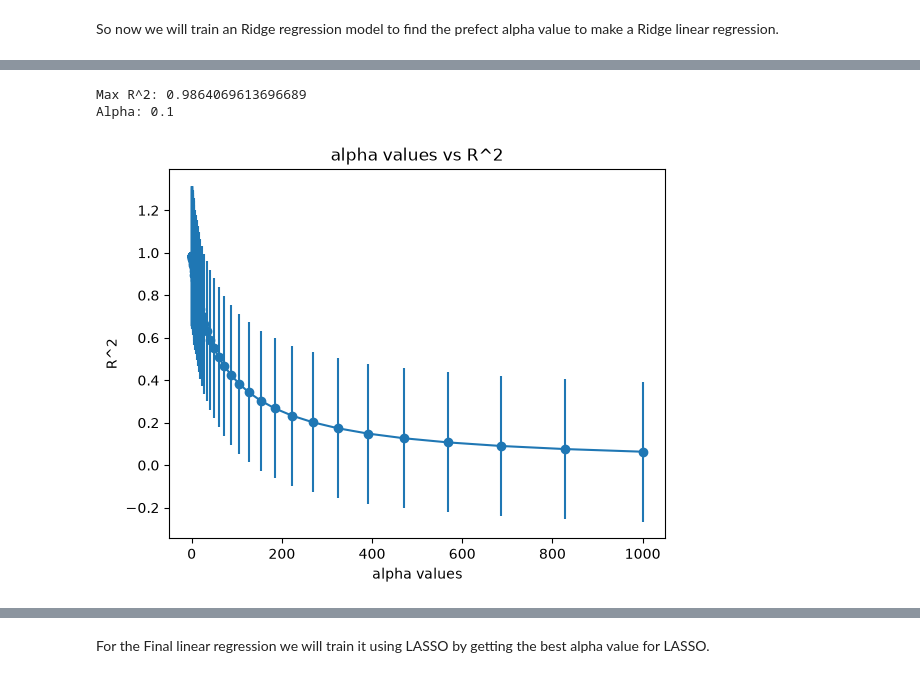
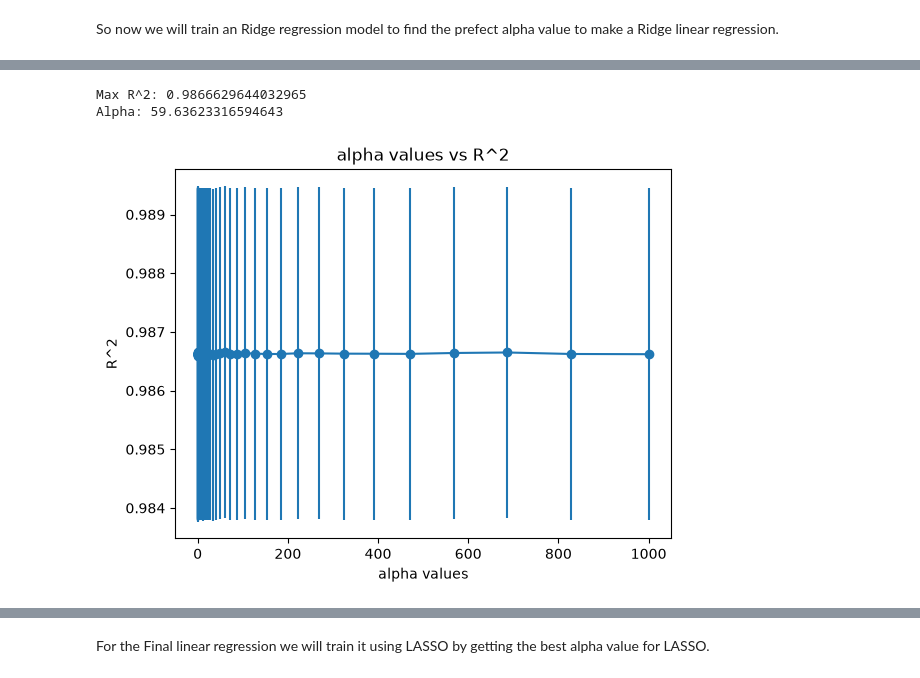
Before and after one commit to Prime47x/graph-crossings-prediction, a Jupyter notebook: notebook/graph_crossing_analysis.ipynb, the cells around one changed output, grey strips where cells are left out. Saved outputs shown, nothing was run; the diff lists cells and outputs as text; code cells hidden in the pictures.

```diff
--- a/notebook/graph_crossing_analysis.ipynb
+++ b/notebook/graph_crossing_analysis.ipynb
@@ -468,3 +455,29 @@ Features: ('nodes', 'edges', 'inner radius', 'outer radius')
 So the best set of features to work on a linear regression using the method of least squares is nodes, edges, inner radius, and outer radius.
 # %% [markdown]
 So now we will train an Ridge regression model to find the prefect alpha value to make a Ridge  linear regression.
+# %%
+x_scatter = []
+y_scatter = []
+
+features = list(phase6_train_X_normalized.columns)
+max_R_2 = -1
+max_features = set()
+for i in range(1, 8):
+  features_subsets = findsubsets(features, i)
+  for subset in features_subsets:
+    phase6_train_X_normalized_subset = phase6_train_X_normalized.drop(columns= phase6_train_X_normalized.columns.difference(subset))
+    subset_regression = linear_model.LinearRegression()
+    R_2 = sum(cross_val_score(subset_regression, phase6_train_X_normalized_subset, phase6_train_Y_normalized, scoring='r2'))/5
+    x_scatter.append(i)
+    y_scatter.append(R_2)
+    if(R_2 > max_R_2):
+      max_R_2 = R_2
+      max_features = subset
+
+plt.title("Number of features vs R^2")
+plt.xlabel("Number of features")
+plt.ylabel("R^2")
+plt.scatter(x_scatter, y_scatter)
+print("Max R^2:", max_R_2)
+print("Features:", max_features)
+#plt.savefig('../figures/graph18.png')
@@ -471,31 +488,32 @@ So now we will train an Ridge regression model to find the prefect alpha value t
 # %%
 x_scatter = []
 y_scatter = []
 all_R_2_values = []
 
 max_R_2 = -1
 max_a_ridge = 0
 a_values = np.logspace(-1,3)
 for a in a_values:
-  ridge_train = linear_model.Ridge(alpha=a)
+  ridge_train = linear_model.Ridge(alpha=a, solver='sag')
   R_2_values = cross_val_score(ridge_train, phase6_train_X, phase6_train_Y, scoring='r2')
   R_2 = sum(R_2_values)/len(R_2_values)
   x_scatter.append(a)
   y_scatter.append(R_2)
   all_R_2_values.extend(R_2_values)
   if(R_2 > max_R_2):
     max_R_2 = R_2
     max_a_ridge = a
 
 
 plt.title("alpha values vs R^2")
 plt.xlabel("alpha values")
 plt.ylabel("R^2")
 plt.scatter(x_scatter, y_scatter)
 plt.errorbar(a_values, y_scatter, yerr=np.std(all_R_2_values), xerr = 0)
 print("Max R^2:", max_R_2)
 print("Alpha:", max_a_ridge)
+plt.savefig('../figures/graph18.png')
 # %% [output]
-Max R^2: 0.9864069613696689
-Alpha: 0.1
+Max R^2: 0.9866629644032965
+Alpha: 59.63623316594643
-[figure, old version]
+[figure, new version]
```
Also changed, not shown: parts of 63 cells of this notebook, 34 other files.
